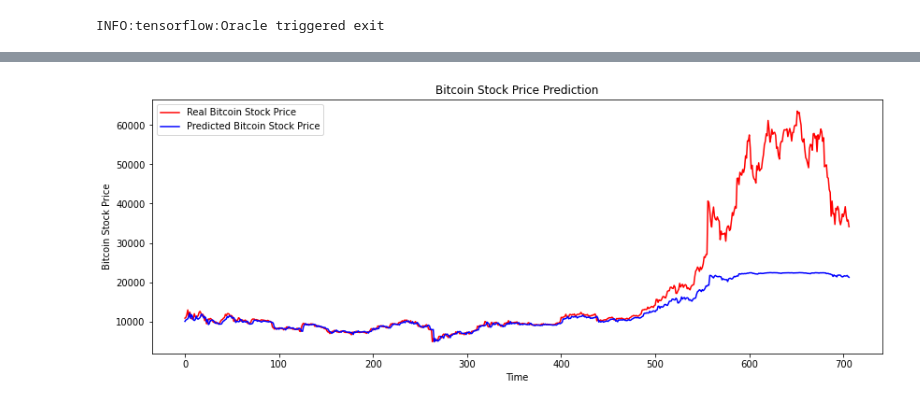
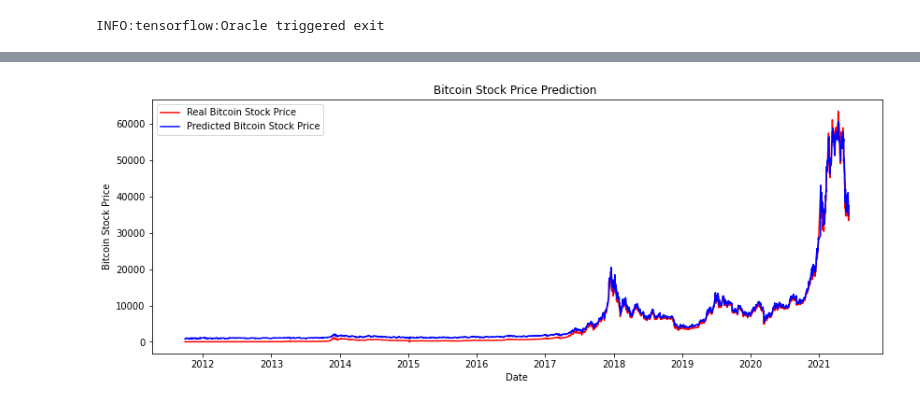
Before and after one commit to EL-Ansari-Bader/Bitcoin-Stock-prediction, a Jupyter notebook: bitcoin stock prediction.ipynb, the cells around one changed output, grey strips where cells are left out. Cells and saved outputs as stored; diff of their text form; code cells hidden in the pictures.

```diff
--- a/bitcoin stock prediction.ipynb
+++ b/bitcoin stock prediction.ipynb
@@ -301,0 +373,9 @@ Epoch 500/500
+# %%
+best_split=cvscores.index(np.min(cvscores))
+train = indexes[best_split][0]
+test= indexes[best_split][1]
+# %%
+es_callback = keras.callbacks.EarlyStopping(monitor='val_loss', patience=3)
+logdir="logs/fit/" + datetime.datetime.now().strftime("%Y%m%d-%H%M%S")
+tensorboard_callback = keras.callbacks.TensorBoard(log_dir=logdir)
+history = model.fit(X_t[train], y_t[train], epochs=100,validation_data=(X_t[test],y_t[test]),shuffle=False,callbacks=[es_callback,tensorboard_callback])
@@ -310,9 +436,10 @@ plt.show()
 # %%
-y_pred = model.predict(X_test)
+X_all,y_all=create_dataset(X,y)
+y_pred = model.predict(X_all)
 # %%
 y_pred_inv=(1/scaler.scale_[len(scaler.scale_)-1])*y_pred
 # %%
-y_test_inv=(1/scaler.scale_[len(scaler.scale_)-1])*y_test
+y_test_inv=(1/scaler.scale_[len(scaler.scale_)-1])*y_all
 # %%
 score= r2_score(y_test_inv,y_pred_inv)
 print ( 'R2 score : {0:.3f} \n'.format(score))
@@ -321,11 +448,11 @@ R2 score : 0.384
 # %%
 plt.figure(figsize=(14,5))
-plt.plot(y_test_inv, color = 'red', label = 'Real Bitcoin Stock Price')
-plt.plot(y_pred_inv, color = 'blue', label = 'Predicted Bitcoin Stock Price')
-plt.title('Bitcoin Stock Price Prediction')
-plt.xlabel('Time')
+plt.plot(Data['Date'].iloc[15:],y_test_inv, color = 'red', label = 'Real Bitcoin Stock Price')
+plt.plot(Data['Date'].iloc[15:],y_pred_inv, color = 'blue', label = 'Predicted Bitcoin Stock Price')
+plt.title('Bitcoin Stock Price Prediction ')
+plt.xlabel('Date')
 plt.ylabel('Bitcoin Stock Price')
 plt.legend()
 plt.show()
 # %% [output]
-[figure, old version]
+[figure, new version]
```
Also changed, not shown: parts of 27 cells of this notebook, 3 other files.
